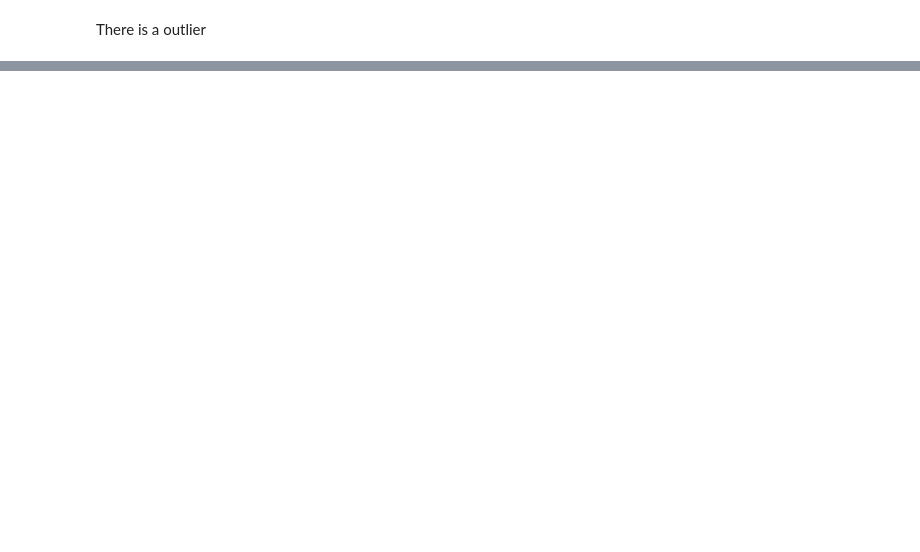
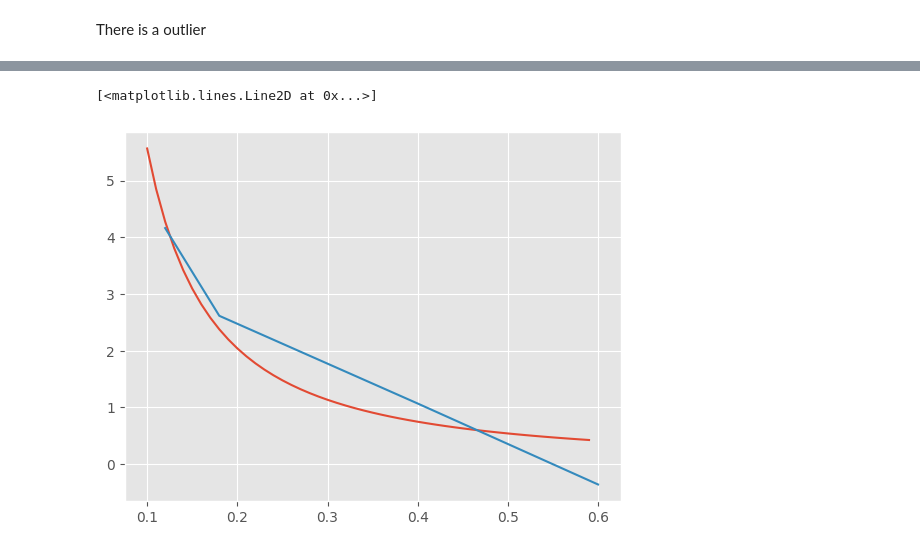
Before and after one commit to weathon/lab6, a Jupyter notebook: main.ipynb, the cells around one changed output, grey strips where cells are left out. Drawn from its saved outputs; the diff is of its cells as text; code cells hidden in the pictures; blank space fills up the shorter version.

```diff
--- a/main.ipynb
+++ b/main.ipynb
@@ -64,0 +173,11 @@ for id, frame in enumerate([D10, D15, D20]):
+# %%
+def f(x,a,b):
+    # print(a,b,c,x)
+    return a/(x**b) #sicoengxiangshi? kunyuneixnyachijianguo forgotreturn
+vs = scipy.optimize.curve_fit(f, juice_concentrations, rem*100)
+X = np.arange(0.1,0.6,0.01)
+plot.plot(X, f(X, vs[0][0], vs[0][1]))
+plot.plot(juice_concentrations, rem*100)
+# %% [output]
+[<matplotlib.lines.Line2D at 0x...>]
+[figure, added]
```
Also changed, not shown: parts of 21 cells of this notebook.
